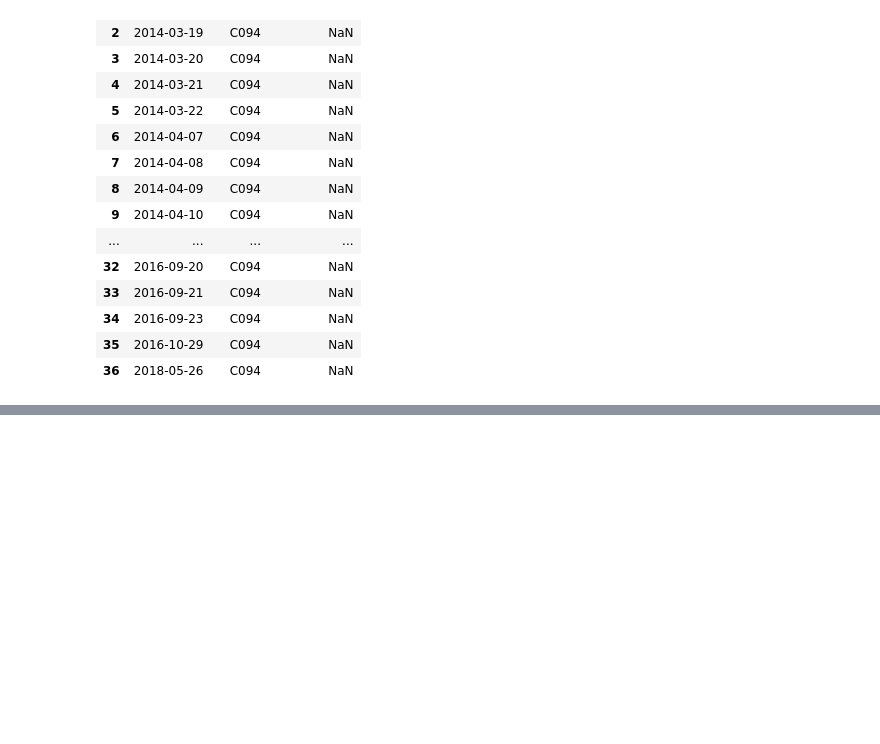
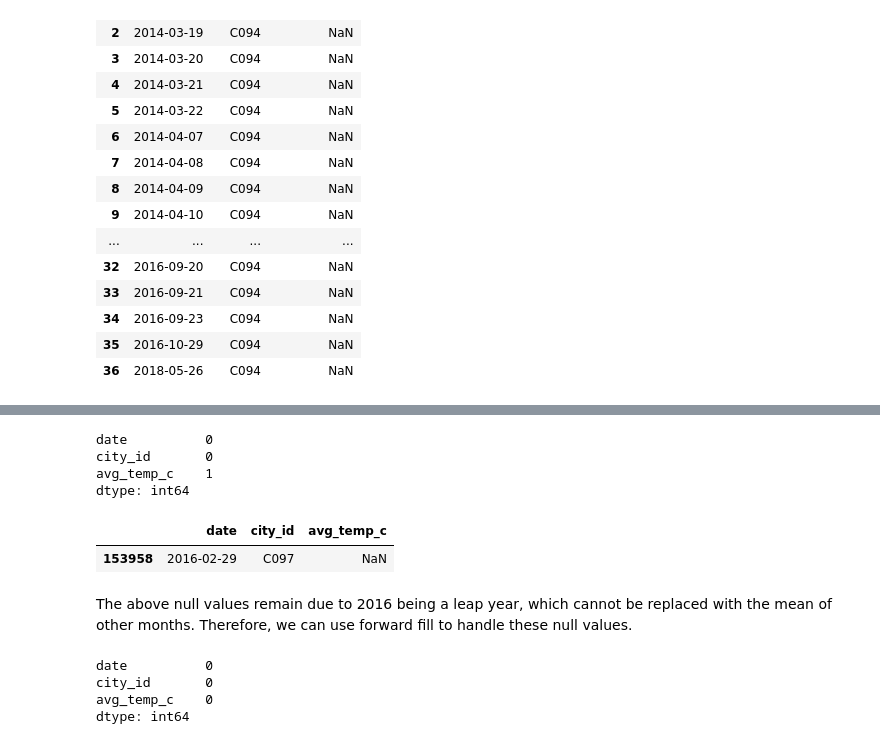
Before and after one commit to SewminaFernando/Predicta_Solutions, a Jupyter notebook: data_preparation.ipynb, the cells around one changed output, grey strips where cells are left out. Saved outputs shown, nothing was run; the diff lists cells and outputs as text; code cells hidden in the pictures; blank space fills up the shorter version.

```diff
--- a/data_preparation.ipynb
+++ b/data_preparation.ipynb
@@ -156,0 +273,14 @@ dates_with_nulls("C094")
+# %%
+data.isnull().sum()
+# %% [output]
+date          0
+city_id       0
+avg_temp_c    1
+dtype: int64
+# %%
+data[data["avg_temp_c"].isnull()]
+# %% [output]
+|  | date | city_id | avg_temp_c |
+| 153958 | 2016-02-29 | C097 | NaN |
+# %% [markdown]
+The above null values remain due to 2016 being a leap year, which cannot be replaced with the mean of other months. Therefore, we can use forward fill to handle these null values.
@@ -156,0 +290,7 @@ dates_with_nulls("C094")
+# %%
+data.isnull().sum()
+# %% [output]
+date          0
+city_id       0
+avg_temp_c    0
+dtype: int64
```
Also changed, not shown: parts of 15 cells of this notebook, 1 other file.
